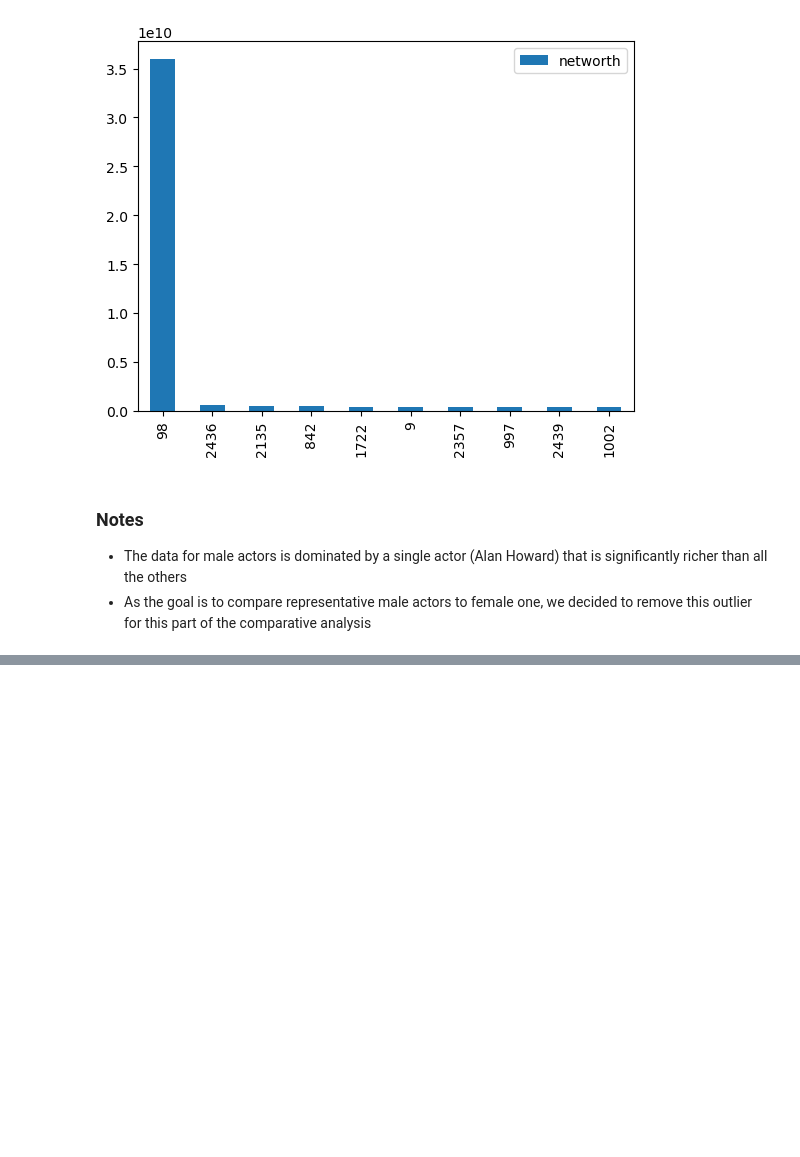
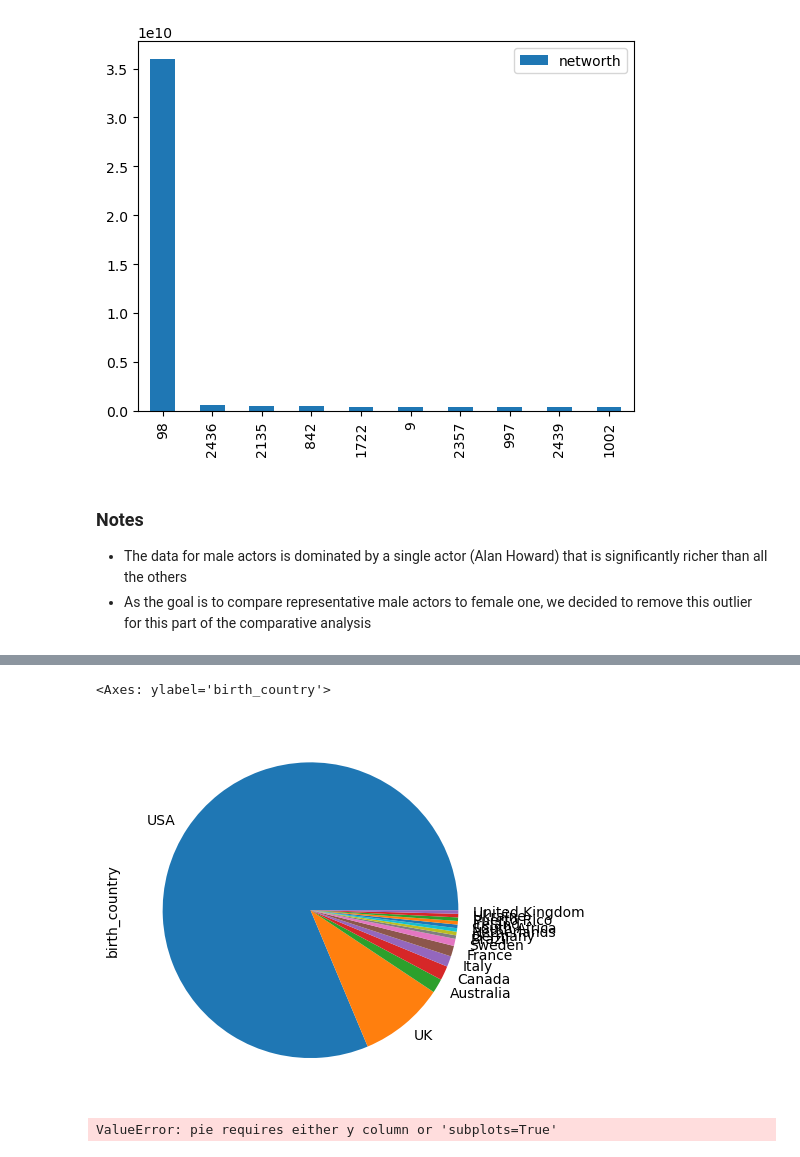
Before and after one commit to benoitchamot/MovieNerd, a Jupyter notebook: dataExplorationBenny.ipynb, the cells around one changed output, grey strips where cells are left out. Saved outputs shown, nothing was run; the diff lists cells and outputs as text; code cells hidden in the pictures; blank space fills up the shorter version.

Commit message:
Update data exploration. Minor tweak to JS logic.

```diff
--- a/dataExplorationBenny.ipynb
+++ b/dataExplorationBenny.ipynb
@@ -216,0 +247,3 @@ fig.show()
+# %%
+countries_f = pd.DataFrame(actor_f_df['birth_country'].value_counts())
+countries_f = countries_f.rename(columns={'birth_country': 'Female Actors'})
@@ -216,0 +269,5 @@ fig.show()
+# %%
+countries_f.plot.pie()
+# %% [output]
+<Axes: ylabel='birth_country'>
+[figure, added]
@@ -216,0 +277,4 @@ fig.show()
+# %%
+countries_f.plot.pie()
+# %% [output]
+ValueError: pie requires either y column or 'subplots=True'
```
Also changed, not shown: parts of 12 cells of this notebook, 1 other file.
